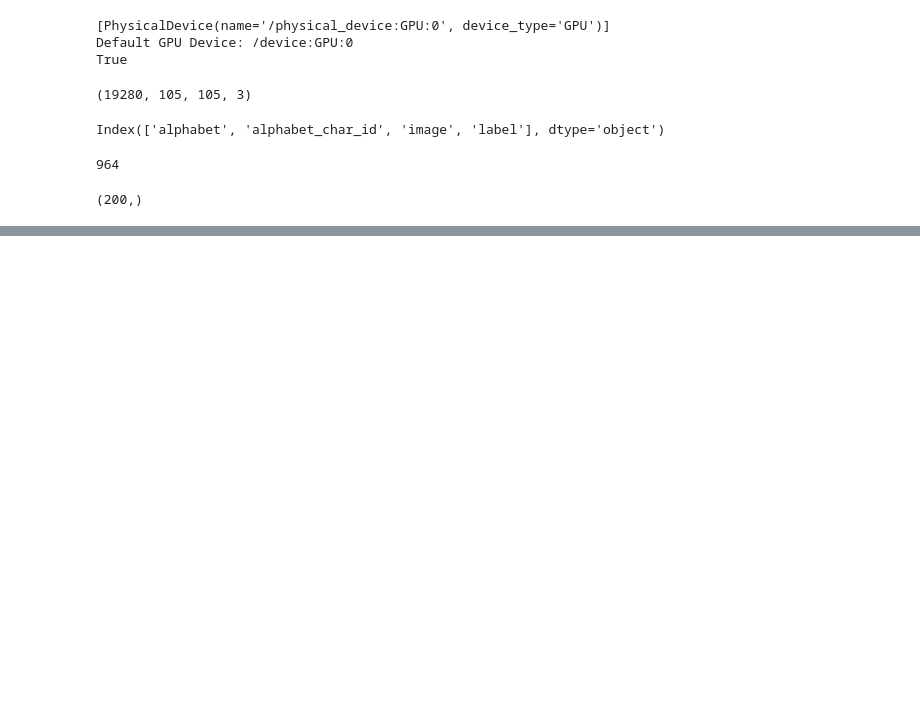
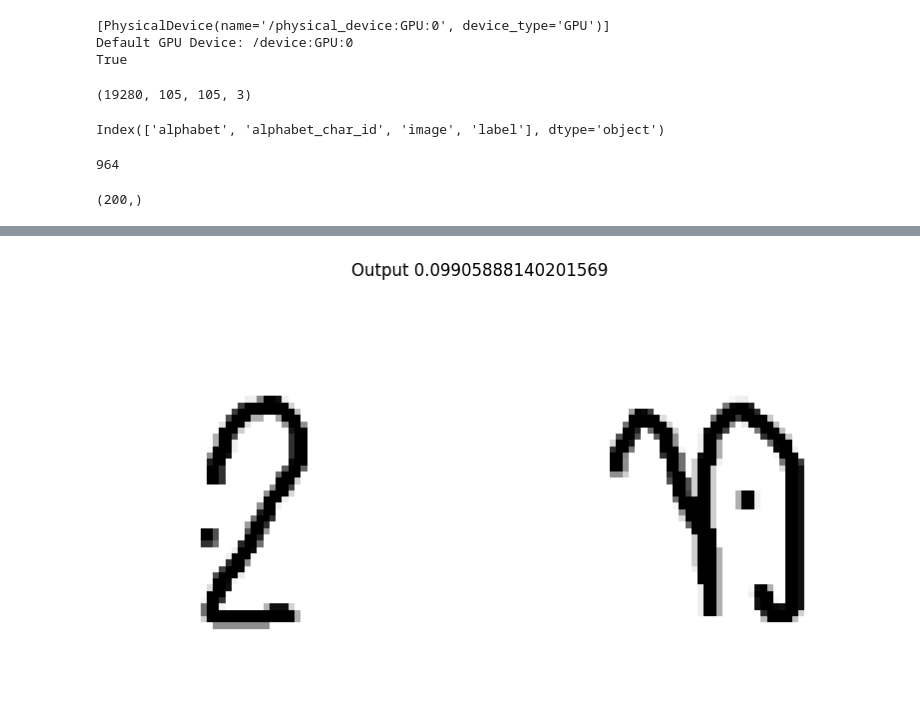
Before and after one commit to fcomoreira1/oneshot-learning, a Jupyter notebook: omniglot_methods.ipynb, the cells around one changed output, grey strips where cells are left out. Saved outputs shown, nothing was run; the diff lists cells and outputs as text; code cells hidden in the pictures; blank space fills up the shorter version.

```diff
--- a/omniglot_methods.ipynb
+++ b/omniglot_methods.ipynb
@@ -182,28 +186,28 @@ def get_siamese_net_and_encoder(input_shape, code_size = 0):
     right_input = Input(input_shape)
 
     encoder = Sequential()
-    encoder.add(Conv2D(64, (10, 10), input_shape=input_shape, activation='relu', kernel_regularizer='l2'))
+    encoder.add(Conv2D(64, (5, 5), input_shape=input_shape, activation='relu', kernel_regularizer='l2'))
     encoder.add(BatchNormalization())
     encoder.add(Activation('relu'))
     encoder.add(MaxPooling2D(pool_size=2))
     encoder.add(Dropout(0.25))
 
-    encoder.add(Conv2D(128, (7, 7), kernel_regularizer='l2'))
+    encoder.add(Conv2D(128, (3, 3), kernel_regularizer='l2'))
     encoder.add(BatchNormalization())
     encoder.add(Activation('relu'))
     encoder.add(MaxPooling2D(pool_size=2))
     encoder.add(Dropout(0.25))
 
-    encoder.add(Conv2D(128, (4, 4), kernel_regularizer='l2'))
-    encoder.add(BatchNormalization())
-    encoder.add(Activation('relu'))
-    encoder.add(MaxPooling2D(pool_size=2))
-    encoder.add(Dropout(0.25))
+#     encoder.add(Conv2D(128, (2, 2), kernel_regularizer='l2'))
+#     encoder.add(BatchNormalization())
+#     encoder.add(Activation('relu'))
+#     encoder.add(MaxPooling2D(pool_size=2))
+#     encoder.add(Dropout(0.25))
     #encoder.add(Conv2D(256, (4, 4), kernel_regularizer='l2'))
 
     encoder.add(Flatten())
 
-    encoder.add(Dense(2048, activation='sigmoid', kernel_regularizer='l2'))
+    encoder.add(Dense(1024, activation='sigmoid', kernel_regularizer='l2'))
 
     left_emb = encoder(left_input)
     right_emb = encoder(right_input)
@@ -309,0 +370,4 @@ visualize_siamese(siamese_net, train_images, train_labels, label1=63, label2=62)
+# %%
+visualize_siamese(siamese_net, train_data, label1=1, label2=3)
+# %% [output]
+[figure, added]
```
Also changed, not shown: parts of 13 cells of this notebook.
